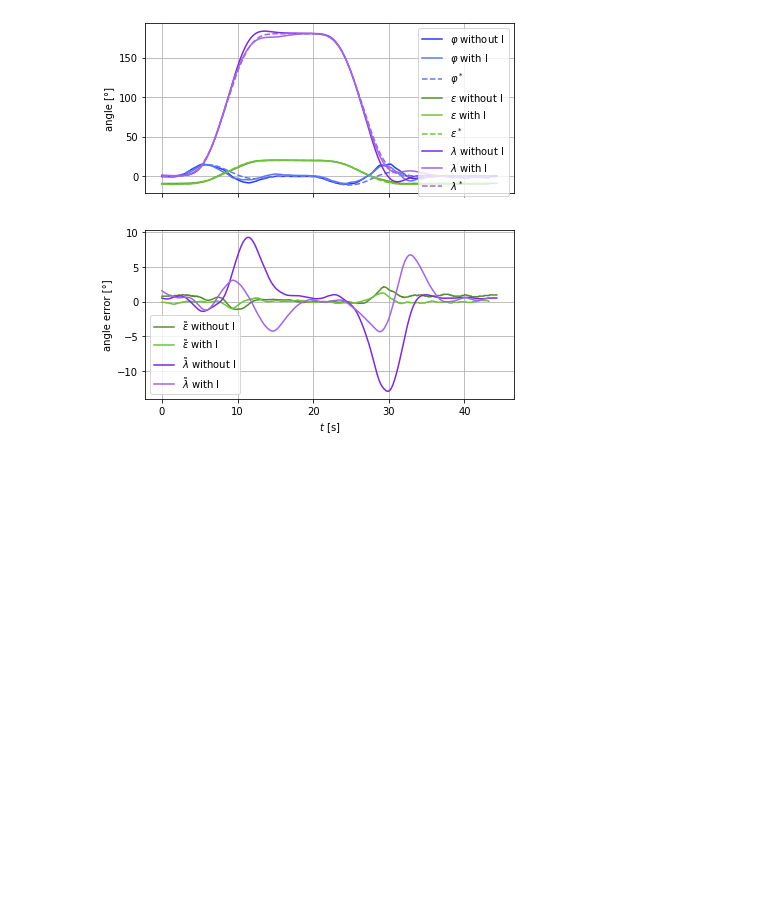
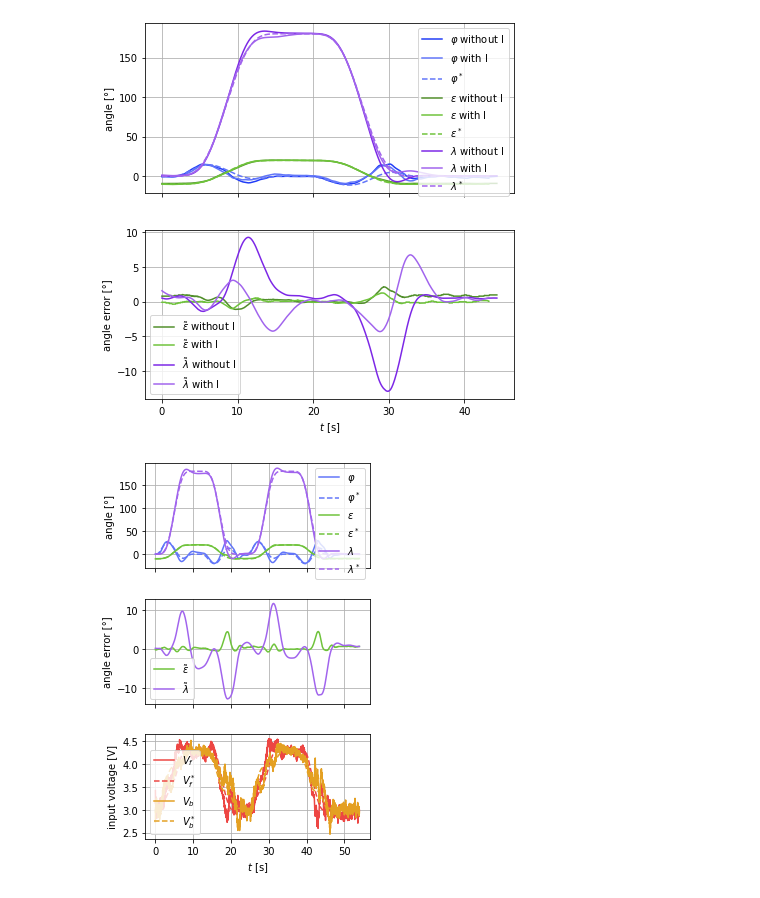
Before and after one commit to Rojetto/helicopter_thesis_code, a Jupyter notebook: scripts/diagrams.ipynb, the cells around one changed output. Saved outputs shown, nothing was run; the diff lists cells and outputs as text; code cells hidden in the pictures; blank space fills up the shorter version.

```diff
--- a/scripts/diagrams.ipynb
+++ b/scripts/diagrams.ipynb
@@ -258,9 +258,9 @@ def plot_traj(clip):
     plt.legend()
 
     plt.subplot(313, sharex=ax1)
-    plt.plot(clip.t, clip.vf, label="$V_f$", **vf_color)
+    plt.step(clip.t, clip.vf, label="$V_f$", **vf_color)
     plt.plot(clip.t, clip.traj_vf, label="$V_f^*$", **vf_color, ls='--')
-    plt.plot(clip.t, clip.vb, label="$V_b$", **vb_color)
+    plt.step(clip.t, clip.vb, label="$V_b$", **vb_color)
     plt.plot(clip.t, clip.traj_vb, label="$V_b^*$", **vb_color, ls='--')
     plt.xlabel("$t$ [s]")
     plt.ylabel('input voltage [V]')
@@ -1101,3 +1101,11 @@ squeeze_subplots()
 my_savefig('tvlqr_tvlqri_2.1.4')
 # %% [output]
 [figure]
+# %%
+meas = load_meas('plin_2.1.2')
+clip = clip_and_unify(meas)
+plt.figure(figsize=(4, 6))
+plot_traj(clip)
+#my_savefig('dynext_ode_2.1.2')
+# %% [output]
+[figure, added]
```
Also changed, not shown: parts of 4 cells of this notebook, 10 other files.
